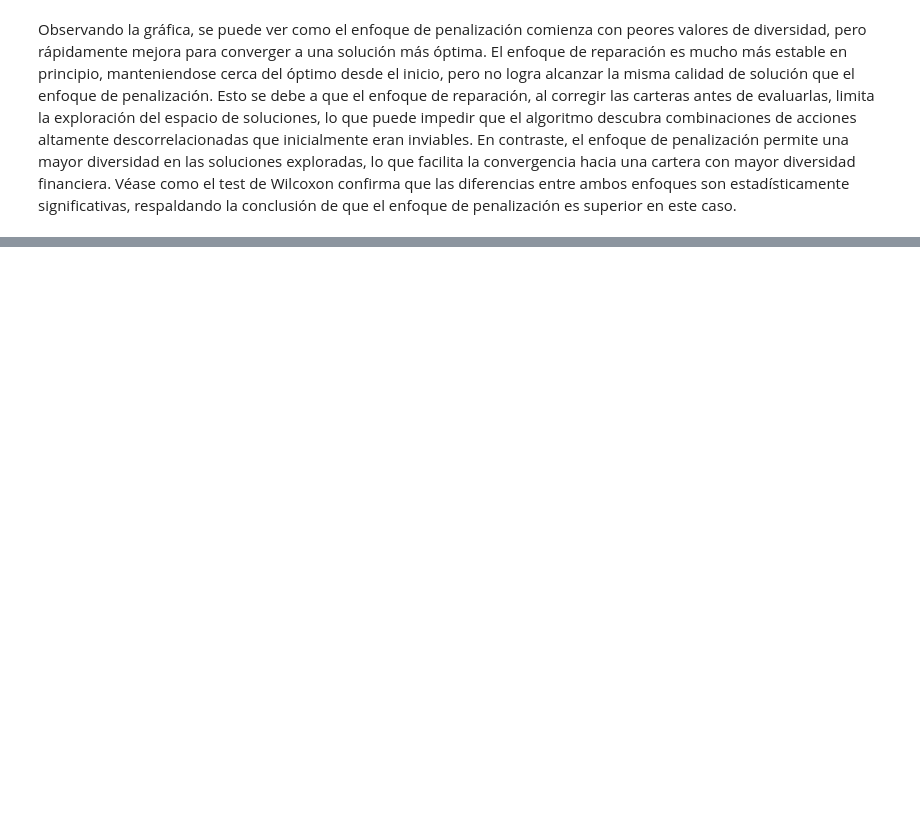
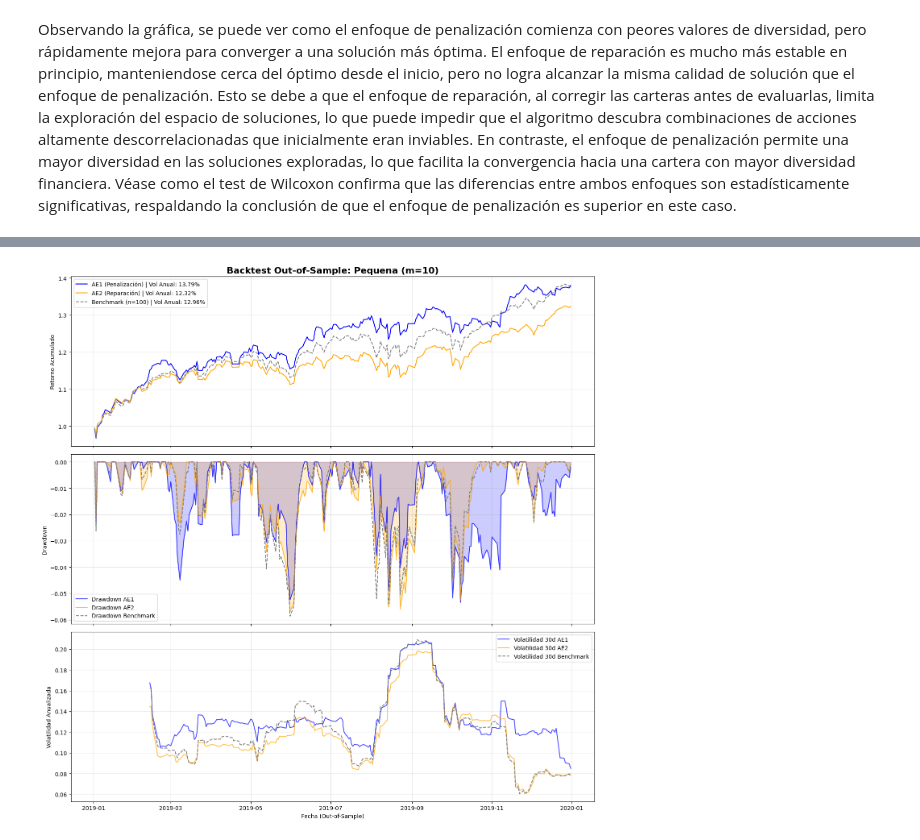
Before and after one commit to oscarveral/biostock, a Jupyter notebook: notebooks/correlation.ipynb, the cells around one changed output, grey strips where cells are left out. Cells and saved outputs as stored; diff of their text form; code cells hidden in the pictures; blank space fills up the shorter version.

```diff
--- a/notebooks/correlation.ipynb
+++ b/notebooks/correlation.ipynb
@@ -313,0 +330,92 @@ Observando la gráfica, se puede ver como el enfoque de penalización comienza c
+# %%
+# Función para calcular el Drawdown
+def calculate_drawdown(cum_ret):
+    running_max = cum_ret.cummax()
+    drawdown = (cum_ret - running_max) / running_max
+    return drawdown
+
+# Iteramos sobre los 3 escenarios propuestos en all_results
+for case_name, data_case in all_results.items():
+
+    # 1. Selección de los mejores cromosomas generados en la fase de entrenamiento
+    best_run_idx_ae1 = np.argmin(data_case["AE1_res"])
+    best_run_idx_ae2 = np.argmin(data_case["AE2_res"])
+
+    best_portfolio_ae1 = data_case["AE1_ind"][best_run_idx_ae1]
+    best_portfolio_ae2 = data_case["AE2_ind"][best_run_idx_ae2]
+
+    idx_ae1 = np.where(best_portfolio_ae1 == 1)[0]
+    idx_ae2 = np.where(best_portfolio_ae2 == 1)[0]
+
+    valid_tickers_case = tickers[:data_case["n"]]
+    tickers_ae1 = [valid_tickers_case[i] for i in idx_ae1]
+    tickers_ae2 = [valid_tickers_case[i] for i in idx_ae2]
+
+    # 2. BACKTEST OUT-OF-SAMPLE: Usamos SOLO returns_test (Datos de 2023)
+
+    # NUEVO: Filtramos de forma segura para usar solo los tickers que existen en returns_test
+    tickers_ae1_safe = [t for t in tickers_ae1 if t in returns_test.columns]
+    tickers_ae2_safe = [t for t in tickers_ae2 if t in returns_test.columns]
+    valid_tickers_case_safe = [t for t in valid_tickers_case if t in returns_test.columns]
+
+    # Calculamos los retornos con las listas seguras
+    portfolio_returns_ae1 = returns_test[tickers_ae1_safe].mean(axis=1)
+    portfolio_returns_ae2 = returns_test[tickers_ae2_safe].mean(axis=1)
+    benchmark_returns = returns_test[valid_tickers_case_safe].mean(axis=1)
+
+    # 3. Cálculo de Volatilidad Anualizada (Total del año de test)
+    vol_ae1 = portfolio_returns_ae1.std() * np.sqrt(252)
+    vol_ae2 = portfolio_returns_ae2.std() * np.sqrt(252)
+    vol_bench = benchmark_returns.std() * np.sqrt(252)
+
+    # 4. Cálculo de Volatilidad Móvil (Rolling Volatility a 30 días)
+    rolling_vol_ae1 = portfolio_returns_ae1.rolling(window=30).std() * np.sqrt(252)
+    rolling_vol_ae2 = portfolio_returns_ae2.rolling(window=30).std() * np.sqrt(252)
+    rolling_vol_bench = benchmark_returns.rolling(window=30).std() * np.sqrt(252)
+
+    # 5. Cálculo de Retornos Acumulados y Drawdown en el periodo de test
+    cum_returns_ae1 = (1 + portfolio_returns_ae1).cumprod()
+    cum_returns_ae2 = (1 + portfolio_returns_ae2).cumprod()
+    cum_benchmark = (1 + benchmark_returns).cumprod()
+
+    dd_ae1 = calculate_drawdown(cum_returns_ae1)
+    dd_ae2 = calculate_drawdown(cum_returns_ae2)
+    dd_benchmark = calculate_drawdown(cum_benchmark)
+
+    # 6. Visualización Gráfica (3 paneles)
+    fig, (ax1, ax2, ax3) = plt.subplots(3, 1, figsize=(14, 14), sharex=True)
+
+    # --- Gráfico 1: Retorno Acumulado ---
+    ax1.plot(cum_returns_ae1, label=f'AE1 (Penalización) | Vol Anual: {vol_ae1:.2%}', color='blue')
+    ax1.plot(cum_returns_ae2, label=f'AE2 (Reparación) | Vol Anual: {vol_ae2:.2%}', color='orange')
+    ax1.plot(cum_benchmark, label=f'Benchmark (n={data_case["n"]}) | Vol Anual: {vol_bench:.2%}', color='gray', linestyle='--')
+    ax1.set_title(f'Backtest Out-of-Sample: {case_name} (m={data_case["m"]})', fontsize=16, fontweight='bold')
+    ax1.set_ylabel('Retorno Acumulado')
+    ax1.legend()
+    ax1.grid(True, alpha=0.3)
+
+    # --- Gráfico 2: Drawdown ---
+    ax2.fill_between(dd_ae1.index, dd_ae1, 0, color='blue', alpha=0.2)
+    ax2.plot(dd_ae1, label='Drawdown AE1', color='blue', alpha=0.7)
+
+    ax2.fill_between(dd_ae2.index, dd_ae2, 0, color='orange', alpha=0.2)
+    ax2.plot(dd_ae2, label='Drawdown AE2', color='orange', alpha=0.7)
+
+    ax2.plot(dd_benchmark, label='Drawdown Benchmark', color='gray', linestyle='--')
+    ax2.set_ylabel('Drawdown')
+    ax2.legend()
+    ax2.grid(True, alpha=0.3)
+
+    # --- Gráfico 3: Volatilidad Móvil (30 días) ---
+    ax3.plot(rolling_vol_ae1, label='Volatilidad 30d AE1', color='blue', alpha=0.7)
+    ax3.plot(rolling_vol_ae2, label='Volatilidad 30d AE2', color='orange', alpha=0.7)
+    ax3.plot(rolling_vol_bench, label='Volatilidad 30d Benchmark', color='gray', linestyle='--')
+    ax3.set_ylabel('Volatilidad Anualizada')
+    ax3.set_xlabel('Fecha (Out-of-Sample)')
+    ax3.legend()
+    ax3.grid(True, alpha=0.3)
+
+    plt.tight_layout()
+    plt.show()
+# %% [output]
+[figure, added]
```
Also changed, not shown: parts of 9 cells of this notebook.
